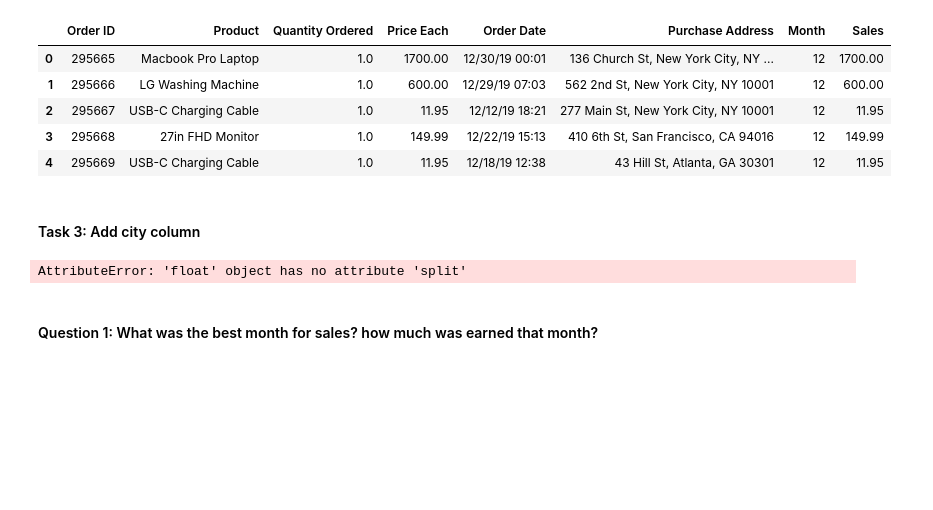
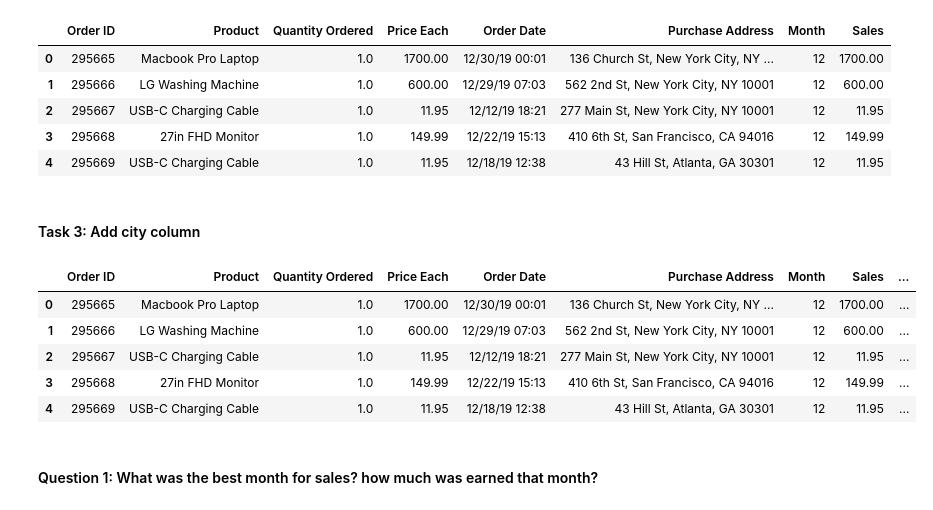
Before and after one commit to alansgoncalves/electronic-sales-analysis, a Jupyter notebook: Analysis.ipynb, the cells around one changed output. Drawn from its saved outputs; the diff is of its cells as text; code cells hidden in the pictures; blank space fills up the shorter version.

Commit message:
fix: fix the Add city Column function

```diff
--- a/Analysis.ipynb
+++ b/Analysis.ipynb
@@ -120,9 +120,13 @@ all_data['Price Each'] = pd.to_numeric(all_data['Price Each'])
 # %% [markdown]
 #### Task 2: Add Month Column
 # %%
-# This code is create a new column called 'Month' and populating it with the first two characters values extracted from the 'Order Date' column
-all_data['Month'] = all_data['Order Date'].str[0:2]
-# After populating the 'Month' column with the extracted month values as strings, converts those string values to integers
-all_data['Month'] = all_data['Month'].astype('int32')
+# This code first extracts the month from the 'Order Date' column and stores it in the 'Month' column
+all_data['Month'] = all_data['Order Date'].str.slice(0, 2)
+# After populating the 'Month', replaces any NaN values in 'Month' with a placeholder value, such as '00'
+all_data['Month'].fillna('00', inplace=True)
+# Finally, it converts 'Month' to integers using pd.to_numeric()
+all_data['Month'] = pd.to_numeric(all_data['Month'])
 all_data.head()
+
+# This approach ensures that NaN values are handled appropriately and do not cause the conversion error.
 # %% [output]
@@ -144,28 +153,42 @@ all_data.head()
 # %% [markdown]
 #### Task 3: Add city column
 # %%
-# This code is creating two functions, get_city and get_state, to extract city and state information from an address,
+# The following functions, get_city() and get_state(), are defined to extract the city and state information from the 'Purchase Address' column.
 # and then using these functions to populate a new 'City' column
 
+# The get_city() function simply splits the address string at the first comma (',') and returns the second element, which is assumed to be the city name.
+# if the address is NaN, the function returns None instead of attempting to split it.
 def get_city(address):
-    # This line splits the address string using a comma (',') as the separator and returns the second part of the resulting split (index 1).
-    # In an address like "123 Main St, Los Angeles, CA," it would return " Los Angeles" as the city.
-    return address.split(',')[1]
+    if not pd.isna(address):
+        return address.split(',')[1]
+    else:
+        return None
 
+# The get_state() function, on the other hand, splits the address string at the second comma (',') and then splits the resulting string by spaces (' ')
+# to extract the second word, which is assumed to be the state abbreviation.
+# if the address is NaN, the function returns None instead of attempting to split it
 def get_state(address):
+    if not pd.isna(address):
     # this line splits the address string using a comma (',') as the separator, selects the third part of the resulting split (index 2), and
     # then splits it again using a space (' ') as the separator and returns the second part of that split (index 1).
     # In an address like "123 Main St, Los Angeles, CA" and returns "CA."
-    return address.split(',')[2].split(' ')[1]
+        return address.split(',')[2].split(' ')[1]
+    else:
+        return None
 
 all_data['City'] = all_data['Purchase Address'].apply(lambda x: f"{get_city(x)} ({get_state(x)})")
 
 # Drop is used to Delete column with name 'Column'
 # all_data = all_data.drop(columns = 'Column', inplace=True)
 
 all_data.head()
 # %% [output]
-AttributeError: 'float' object has no attribute 'split'
+|  | Order ID | Product | Quantity Ordered | Price Each | Order Date | Purchase Address | Month | Sales | ... |
+| 0 | 295665 | Macbook Pro Laptop | 1.0 | 1700.00 | 12/30/19 00:01 | 136 Church St, New York City, NY ... | 12 | 1700.00 | ... |
+| 1 | 295666 | LG Washing Machine | 1.0 | 600.00 | 12/29/19 07:03 | 562 2nd St, New York City, NY 10001 | 12 | 600.00 | ... |
+| 2 | 295667 | USB-C Charging Cable | 1.0 | 11.95 | 12/12/19 18:21 | 277 Main St, New York City, NY 10001 | 12 | 11.95 | ... |
+| 3 | 295668 | 27in FHD Monitor | 1.0 | 149.99 | 12/22/19 15:13 | 410 6th St, San Francisco, CA 94016 | 12 | 149.99 | ... |
+| 4 | 295669 | USB-C Charging Cable | 1.0 | 11.95 | 12/18/19 12:38 | 43 Hill St, Atlanta, GA 30301 | 12 | 11.95 | ... |
 # %% [markdown]
 #### Question 1: What was the best month for sales? how much was earned that month?
 # %%
```
Also changed, not shown: parts of 1 cell of this notebook.
